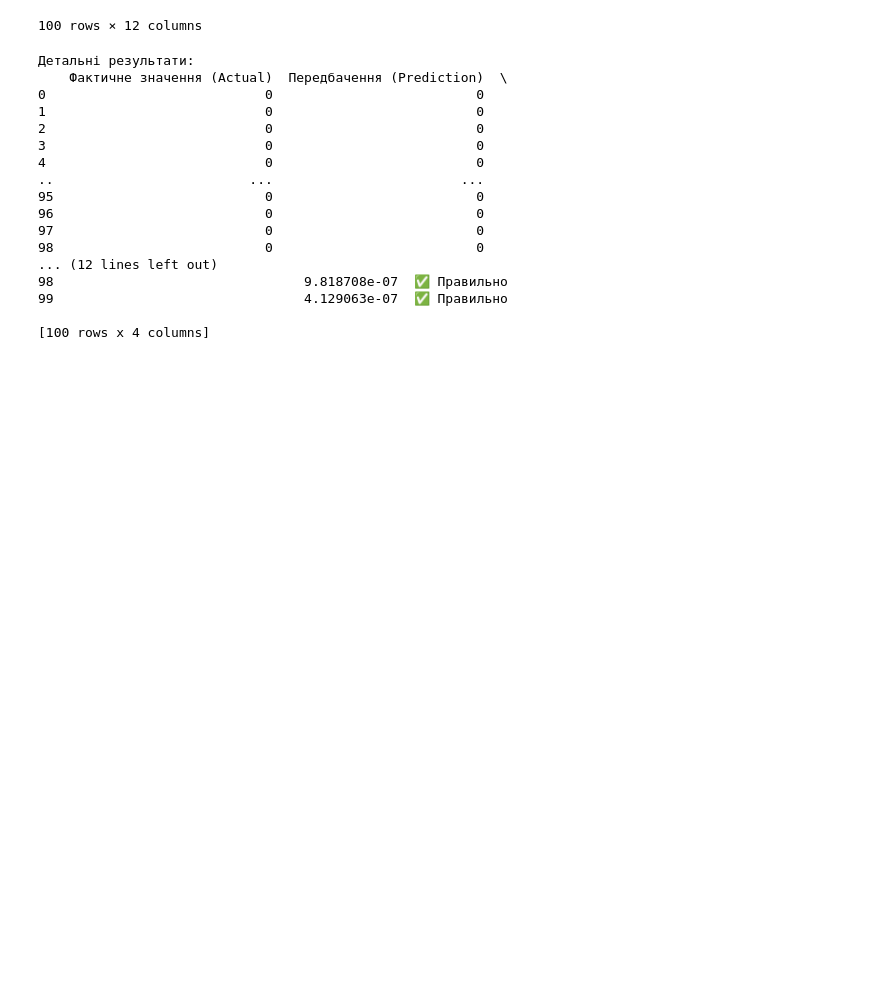
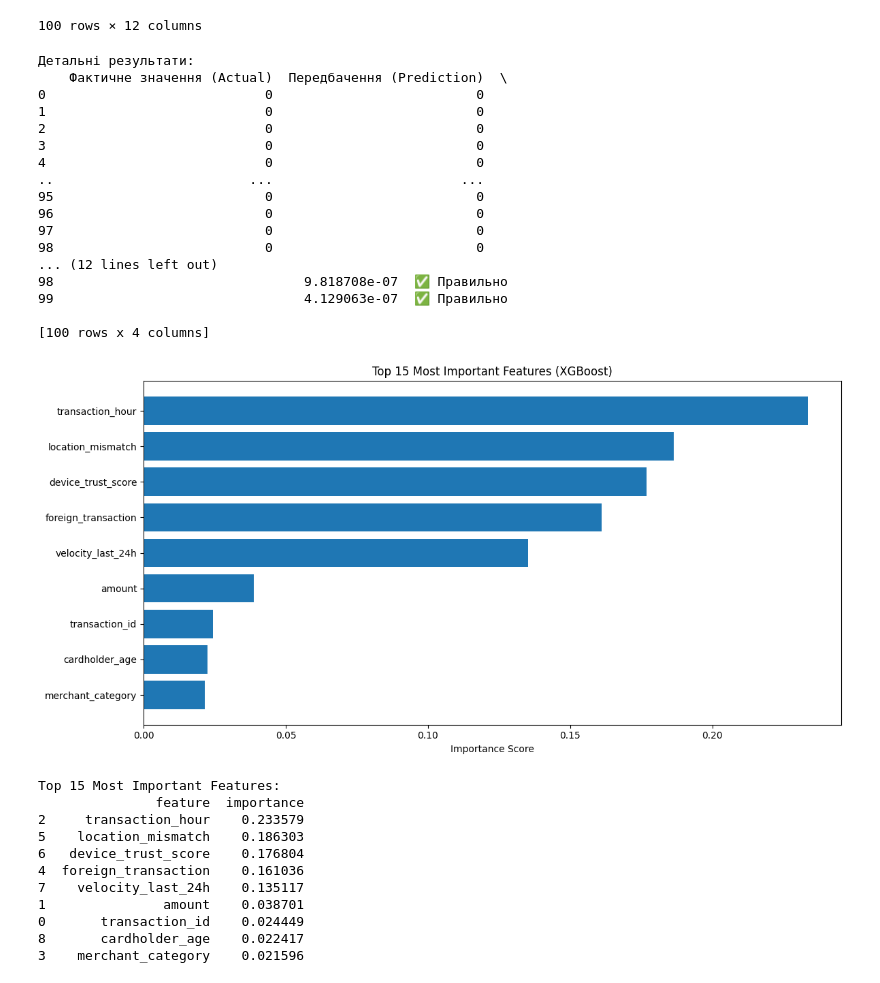
Before and after one commit to denmakogon/Credit-Card-Fraud-Detection, a Jupyter notebook: xgBboost.ipynb, the cells around one changed output. Drawn from its saved outputs; the diff is of its cells as text; code cells hidden in the pictures; blank space fills up the shorter version.

Commit message:
xgboost importance features

```diff
--- a/xgBboost.ipynb
+++ b/xgBboost.ipynb
@@ -33,8 +33,6 @@ y = df['is_fraud'].copy()
 
 
 
-# Drop non-numeric columns
-X = X.select_dtypes(include=[np.number])
 X_scaled = scaler.fit_transform(X)
 X_scaled = pd.DataFrame(X_scaled, columns=X.columns)
 
@@ -137,3 +135,33 @@ print(results[['Фактичне значення (Actual)', 'Передбаче
 99                                4.129063e-07  ✅ Правильно
 
 [100 rows x 4 columns]
+# %%
+
+feature_importance = pd.DataFrame({
+    'feature': X.columns,
+    'importance': model.feature_importances_
+}).sort_values('importance', ascending=False)
+
+plt.figure(figsize=(12, 6))
+plt.barh(feature_importance['feature'][:15], feature_importance['importance'][:15])
+plt.xlabel('Importance Score')
+plt.title('Top 15 Most Important Features (XGBoost)')
+plt.gca().invert_yaxis()
+plt.tight_layout()
+plt.show()
+
+print("Top 15 Most Important Features:")
+print(feature_importance.head(15))
+# %% [output]
+[figure, added]
+Top 15 Most Important Features:
+               feature  importance
+2     transaction_hour    0.233579
+5    location_mismatch    0.186303
+6   device_trust_score    0.176804
+4  foreign_transaction    0.161036
+7    velocity_last_24h    0.135117
+1               amount    0.038701
+0       transaction_id    0.024449
+8       cardholder_age    0.022417
+3    merchant_category    0.021596
```
